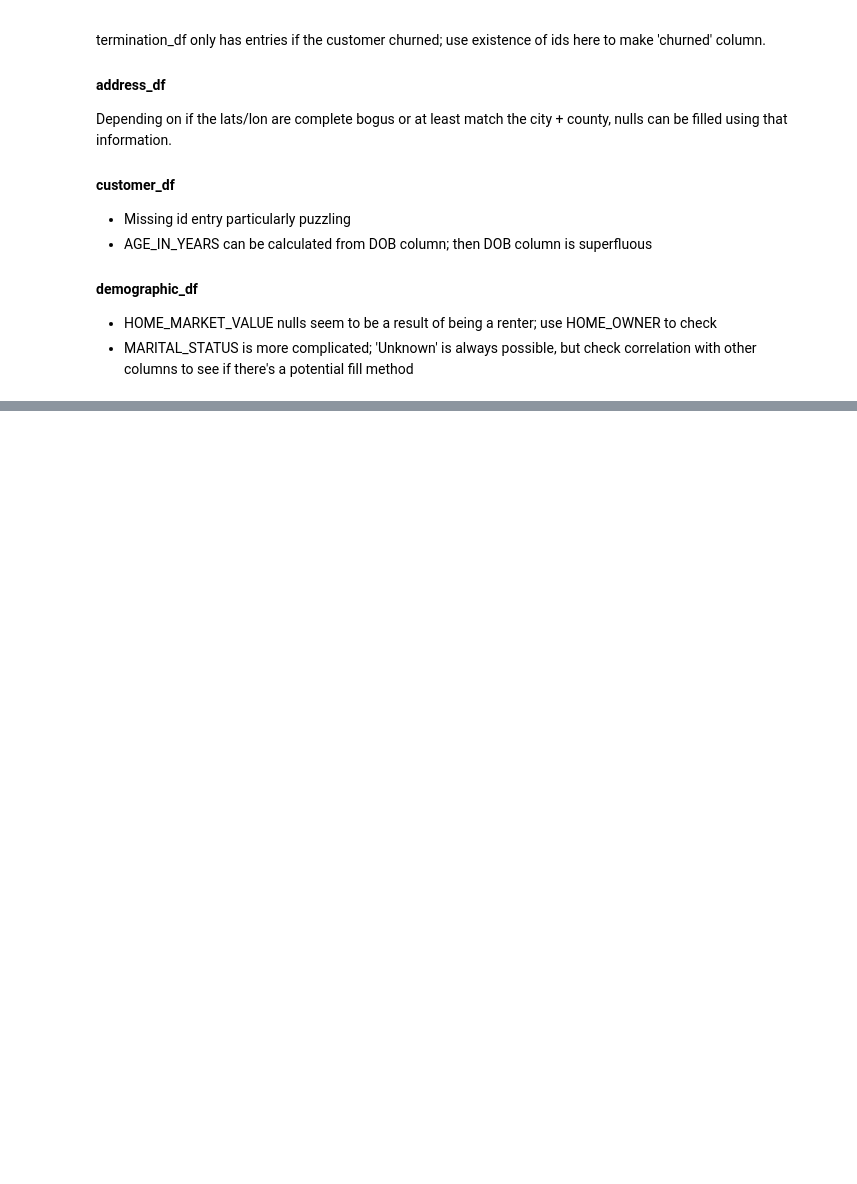
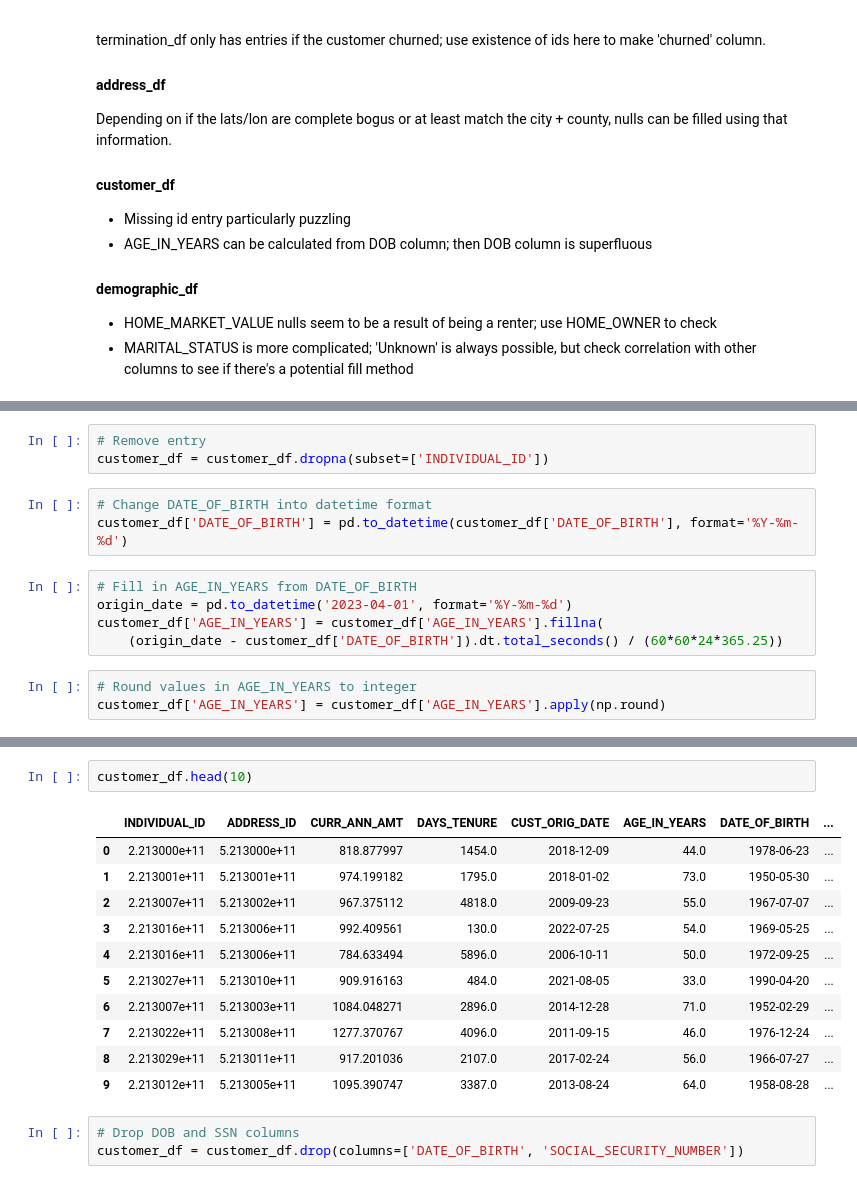
Before and after one commit to sbenston/auto_insurance_churn, a Jupyter notebook: insurance_cleaning.ipynb, the cells around one changed output, grey strips where cells are left out. Drawn from its saved outputs; the diff is of its cells as text; blank space fills up the shorter version.

Commit message:
Clean customer dataframe

```diff
--- a/insurance_cleaning.ipynb
+++ b/insurance_cleaning.ipynb
@@ -221,0 +236,14 @@ Depending on if the lats/lon are complete bogus or at least match the city + cou
+# %%
+# Remove entry
+customer_df = customer_df.dropna(subset=['INDIVIDUAL_ID'])
+# %%
+# Change DATE_OF_BIRTH into datetime format
+customer_df['DATE_OF_BIRTH'] = pd.to_datetime(customer_df['DATE_OF_BIRTH'], format='%Y-%m-%d')
+# %%
+# Fill in AGE_IN_YEARS from DATE_OF_BIRTH
+origin_date = pd.to_datetime('2023-04-01', format='%Y-%m-%d')
+customer_df['AGE_IN_YEARS'] = customer_df['AGE_IN_YEARS'].fillna(
+    (origin_date - customer_df['DATE_OF_BIRTH']).dt.total_seconds() / (60*60*24*365.25))
+# %%
+# Round values in AGE_IN_YEARS to integer
+customer_df['AGE_IN_YEARS'] = customer_df['AGE_IN_YEARS'].apply(np.round)
@@ -221,0 +263,17 @@ Depending on if the lats/lon are complete bogus or at least match the city + cou
+# %%
+customer_df.head(10)
+# %% [output]
+|  | INDIVIDUAL_ID | ADDRESS_ID | CURR_ANN_AMT | DAYS_TENURE | CUST_ORIG_DATE | AGE_IN_YEARS | DATE_OF_BIRTH | ... |
+| 0 | 2.213000e+11 | 5.213000e+11 | 818.877997 | 1454.0 | 2018-12-09 | 44.0 | 1978-06-23 | ... |
+| 1 | 2.213001e+11 | 5.213001e+11 | 974.199182 | 1795.0 | 2018-01-02 | 73.0 | 1950-05-30 | ... |
+| 2 | 2.213007e+11 | 5.213002e+11 | 967.375112 | 4818.0 | 2009-09-23 | 55.0 | 1967-07-07 | ... |
+| 3 | 2.213016e+11 | 5.213006e+11 | 992.409561 | 130.0 | 2022-07-25 | 54.0 | 1969-05-25 | ... |
+| 4 | 2.213016e+11 | 5.213006e+11 | 784.633494 | 5896.0 | 2006-10-11 | 50.0 | 1972-09-25 | ... |
+| 5 | 2.213027e+11 | 5.213010e+11 | 909.916163 | 484.0 | 2021-08-05 | 33.0 | 1990-04-20 | ... |
+| 6 | 2.213007e+11 | 5.213003e+11 | 1084.048271 | 2896.0 | 2014-12-28 | 71.0 | 1952-02-29 | ... |
+| 7 | 2.213022e+11 | 5.213008e+11 | 1277.370767 | 4096.0 | 2011-09-15 | 46.0 | 1976-12-24 | ... |
+| 8 | 2.213029e+11 | 5.213011e+11 | 917.201036 | 2107.0 | 2017-02-24 | 56.0 | 1966-07-27 | ... |
+| 9 | 2.213012e+11 | 5.213005e+11 | 1095.390747 | 3387.0 | 2013-08-24 | 64.0 | 1958-08-28 | ... |
+# %%
+# Drop DOB and SSN columns
+customer_df = customer_df.drop(columns=['DATE_OF_BIRTH', 'SOCIAL_SECURITY_NUMBER'])
```
Also changed, not shown: parts of 3 cells of this notebook.
